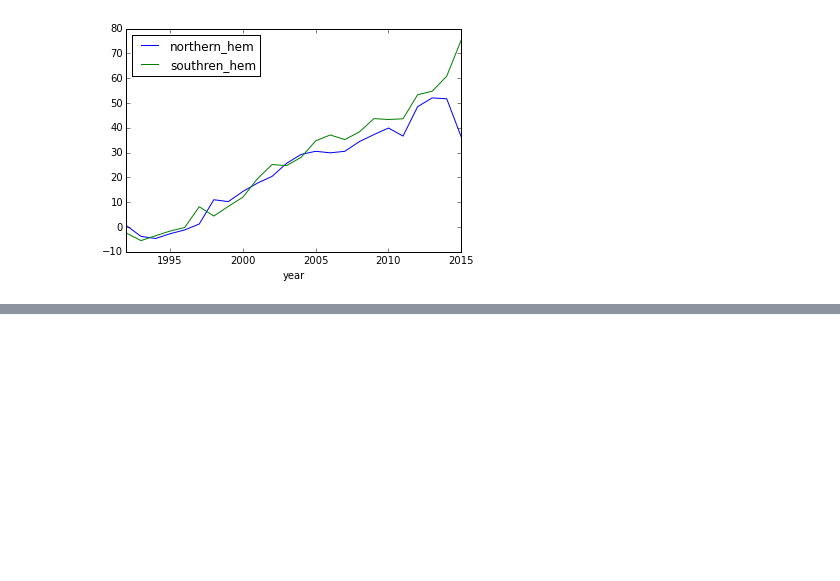
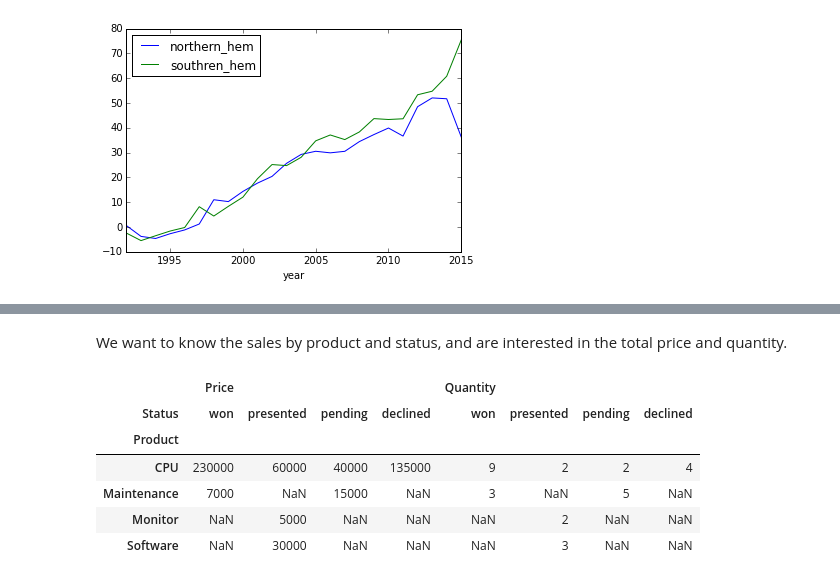
Before and after one commit to gjbex/training-material, a Jupyter notebook: Python/Pandas/pandas_intro.ipynb, the cells around one changed output, grey strips where cells are left out. Drawn from its saved outputs; the diff is of its cells as text; code cells hidden in the pictures; blank space fills up the shorter version.

```diff
--- a/Python/Pandas/pandas_intro.ipynb
+++ b/Python/Pandas/pandas_intro.ipynb
@@ -1039,0 +1100,12 @@ year_mean.plot();
+# %% [markdown]
+We want to know the sales by product and status, and are interested in the total price and quantity.
+# %%
+sales.pivot_table(index='Product', values=['Price', 'Quantity'], columns=['Status'], aggfunc=np.sum)
+# %% [output]
+|  | Price |  |  |  | Quantity |  |  |  |
+| Status | won | presented | pending | declined | won | presented | pending | declined |
+| Product |  |  |  |  |  |  |  |  |
+| CPU | 230000 | 60000 | 40000 | 135000 | 9 | 2 | 2 | 4 |
+| Maintenance | 7000 | NaN | 15000 | NaN | 3 | NaN | 5 | NaN |
+| Monitor | NaN | 5000 | NaN | NaN | NaN | 2 | NaN | NaN |
+| Software | NaN | 30000 | NaN | NaN | NaN | 3 | NaN | NaN |
```
Also changed, not shown: parts of 14 cells of this notebook, 1 other file.
